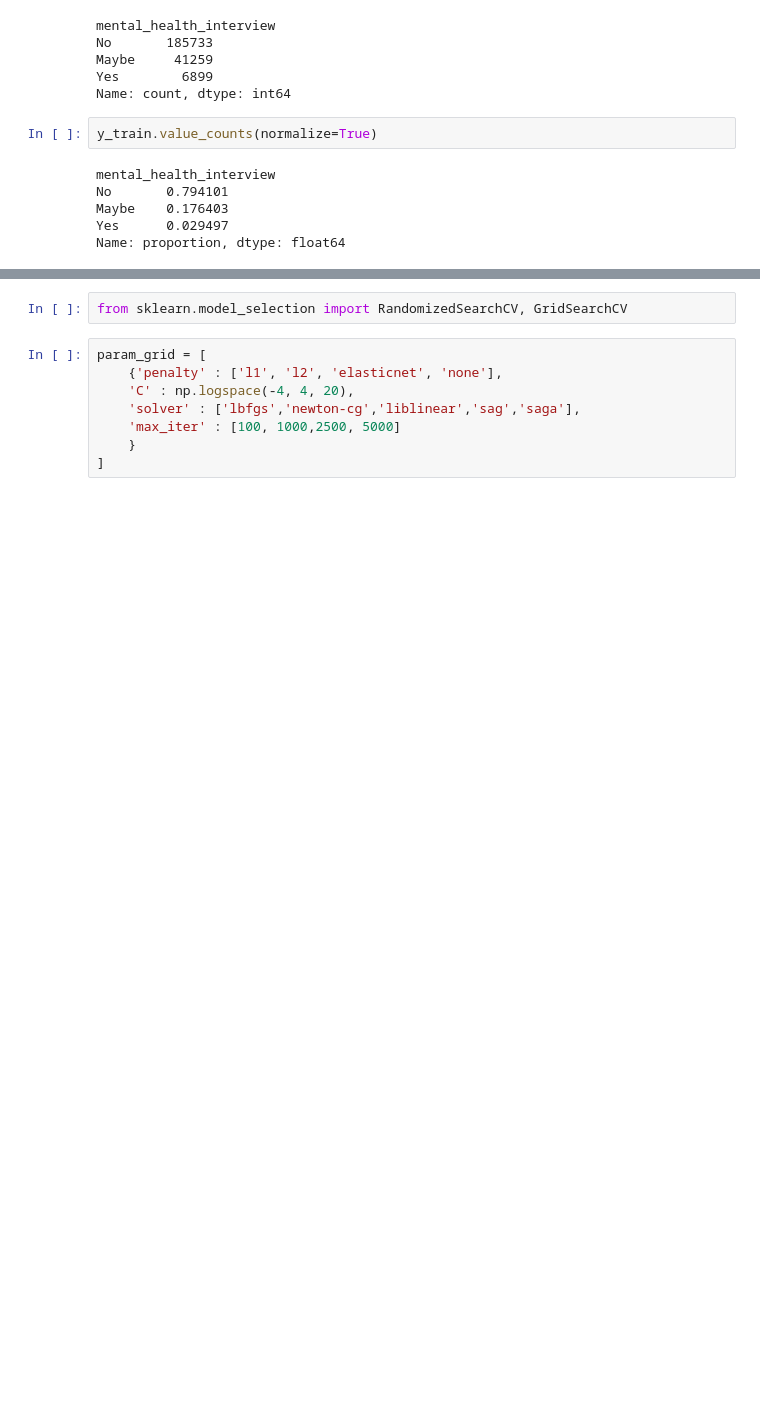
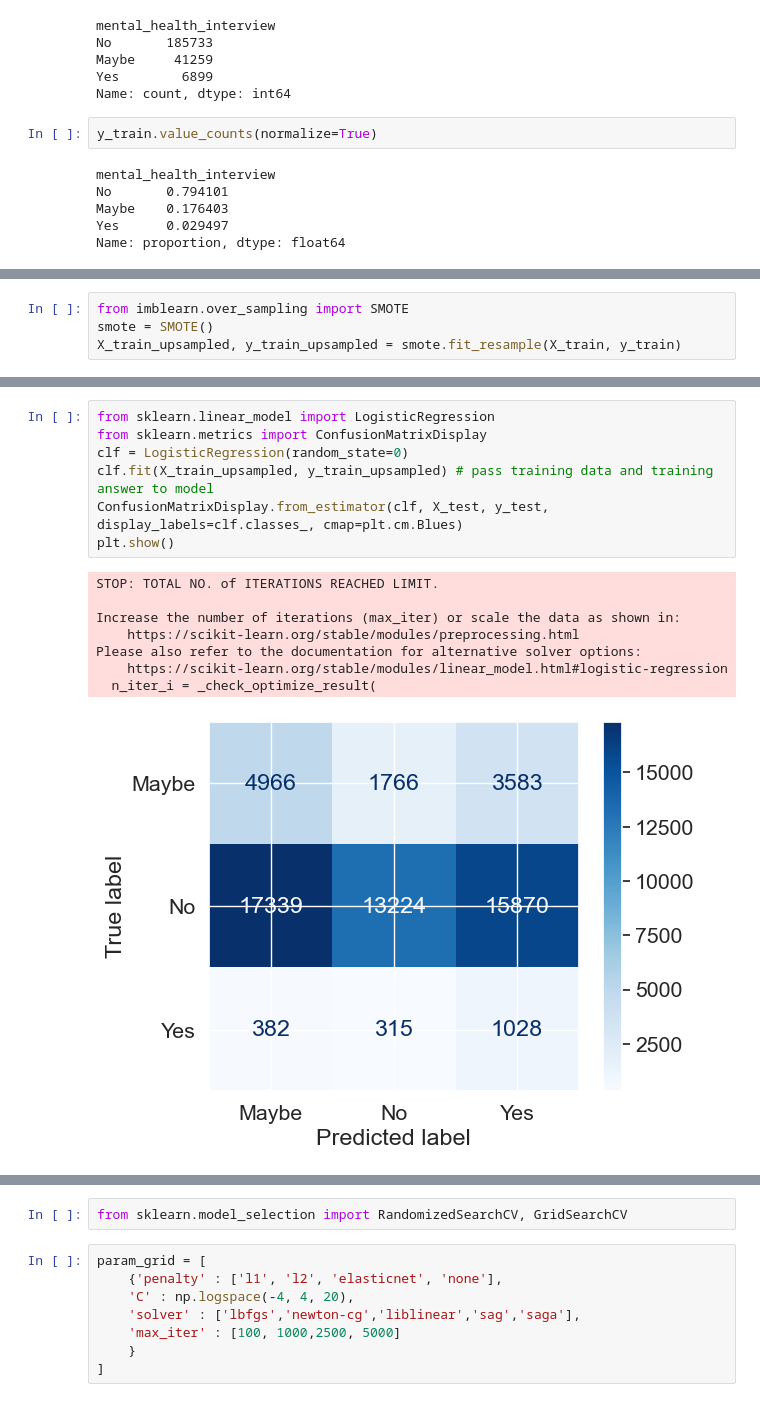
Before and after one commit to bhandariarun/KMC_Project, a Jupyter notebook: Minor_Project_Machine_Learning.ipynb, the cells around one changed output, grey strips where cells are left out. Drawn from its saved outputs; the diff is of its cells as text; blank space fills up the shorter version.

```diff
--- a/Minor_Project_Machine_Learning.ipynb
+++ b/Minor_Project_Machine_Learning.ipynb
@@ -738,0 +754,4 @@ ValueError: Target is multiclass but average='binary'. Please choose another ave
+# %%
+from imblearn.over_sampling import SMOTE
+smote = SMOTE()
+X_train_upsampled, y_train_upsampled = smote.fit_resample(X_train, y_train)
@@ -738,0 +808,16 @@ ValueError: Target is multiclass but average='binary'. Please choose another ave
+# %%
+from sklearn.linear_model import LogisticRegression
+from sklearn.metrics import ConfusionMatrixDisplay
+clf = LogisticRegression(random_state=0)
+clf.fit(X_train_upsampled, y_train_upsampled) # pass training data and training answer to model
+ConfusionMatrixDisplay.from_estimator(clf, X_test, y_test, display_labels=clf.classes_, cmap=plt.cm.Blues)
+plt.show()
+# %% [output]
+STOP: TOTAL NO. of ITERATIONS REACHED LIMIT.
+
+Increase the number of iterations (max_iter) or scale the data as shown in:
+    https://scikit-learn.org/stable/modules/preprocessing.html
+Please also refer to the documentation for alternative solver options:
+    https://scikit-learn.org/stable/modules/linear_model.html#logistic-regression
+  n_iter_i = _check_optimize_result(
+[figure, added]
```
Also changed, not shown: parts of 12 cells of this notebook.
